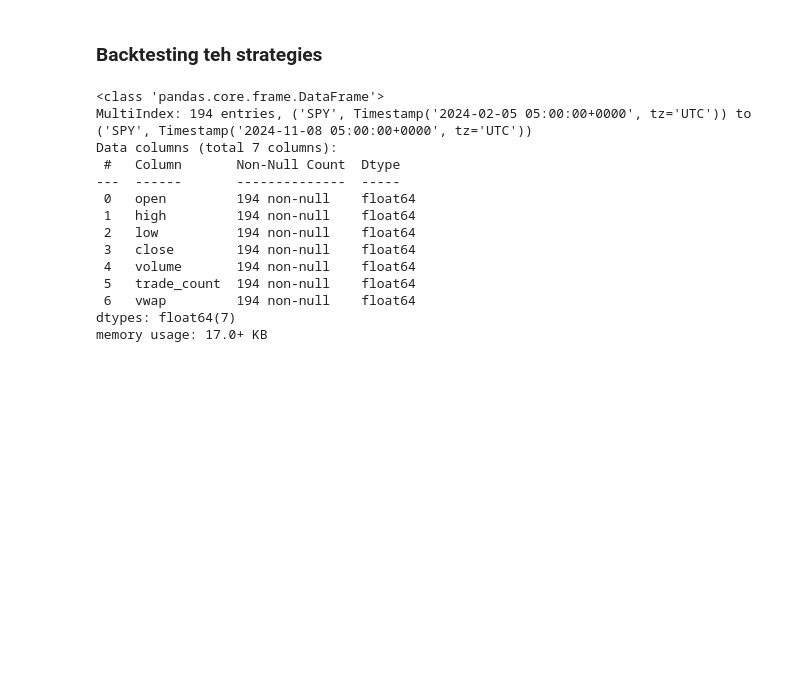
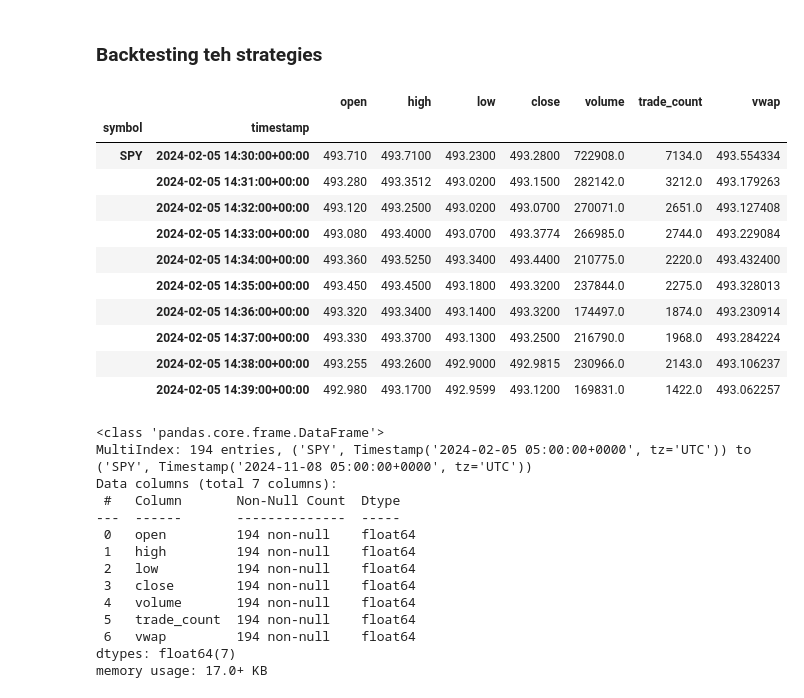
Before and after one commit to yalishanda42/stonksbot, a Jupyter notebook: options/notebooks/experimento.ipynb, the cells around one changed output. Drawn from its saved outputs; the diff is of its cells as text; code cells hidden in the pictures; blank space fills up the shorter version.

```diff
--- a/options/experimento.ipynb
+++ b/options/notebooks/experimento.ipynb
@@ -433 +438,33 @@ def fetch_full_day_options_data(
     return full_day_opts_nomissing_df
+# %%
+def fetch_full_day_stock_data(
+    day: datetime,
+    asset: str,
+) -> pd.DataFrame:
+    new_york_open_time = day
+    asset_prices = stocks_client.get_stock_bars(StockBarsRequest(
+        symbol_or_symbols=asset,
+        timeframe=TimeFrame.Minute,
+        start=new_york_open_time,
+        end=day + timedelta(days=1)
+    )).df
+    working_day_prices = asset_prices.loc[
+        (asset_prices.index.get_level_values("timestamp") >= day.replace(hour=14, minute=30, tzinfo=timezone.utc))\
+        & (asset_prices.index.get_level_values("timestamp") < day.replace(hour=21, minute=0, tzinfo=timezone.utc))
+    ]
+    return working_day_prices
+
+fetch_full_day_stock_data(curr_date, asset).head(10)
+# %% [output]
+|  |  | open | high | low | close | volume | trade_count | vwap |
+| symbol | timestamp |  |  |  |  |  |  |  |
+| SPY | 2024-02-05 14:30:00+00:00 | 493.710 | 493.7100 | 493.2300 | 493.2800 | 722908.0 | 7134.0 | 493.554334 |
+|  | 2024-02-05 14:31:00+00:00 | 493.280 | 493.3512 | 493.0200 | 493.1500 | 282142.0 | 3212.0 | 493.179263 |
+|  | 2024-02-05 14:32:00+00:00 | 493.120 | 493.2500 | 493.0200 | 493.0700 | 270071.0 | 2651.0 | 493.127408 |
+|  | 2024-02-05 14:33:00+00:00 | 493.080 | 493.4000 | 493.0700 | 493.3774 | 266985.0 | 2744.0 | 493.229084 |
+|  | 2024-02-05 14:34:00+00:00 | 493.360 | 493.5250 | 493.3400 | 493.4400 | 210775.0 | 2220.0 | 493.432400 |
+|  | 2024-02-05 14:35:00+00:00 | 493.450 | 493.4500 | 493.1800 | 493.3200 | 237844.0 | 2275.0 | 493.328013 |
+|  | 2024-02-05 14:36:00+00:00 | 493.320 | 493.3400 | 493.1400 | 493.3200 | 174497.0 | 1874.0 | 493.230914 |
+|  | 2024-02-05 14:37:00+00:00 | 493.330 | 493.3700 | 493.1300 | 493.2500 | 216790.0 | 1968.0 | 493.284224 |
+|  | 2024-02-05 14:38:00+00:00 | 493.255 | 493.2600 | 492.9000 | 492.9815 | 230966.0 | 2143.0 | 493.106237 |
+|  | 2024-02-05 14:39:00+00:00 | 492.980 | 493.1700 | 492.9599 | 493.1200 | 169831.0 | 1422.0 | 493.062257 |
```
Also changed, not shown: parts of 16 cells of this notebook, 7 other files.
